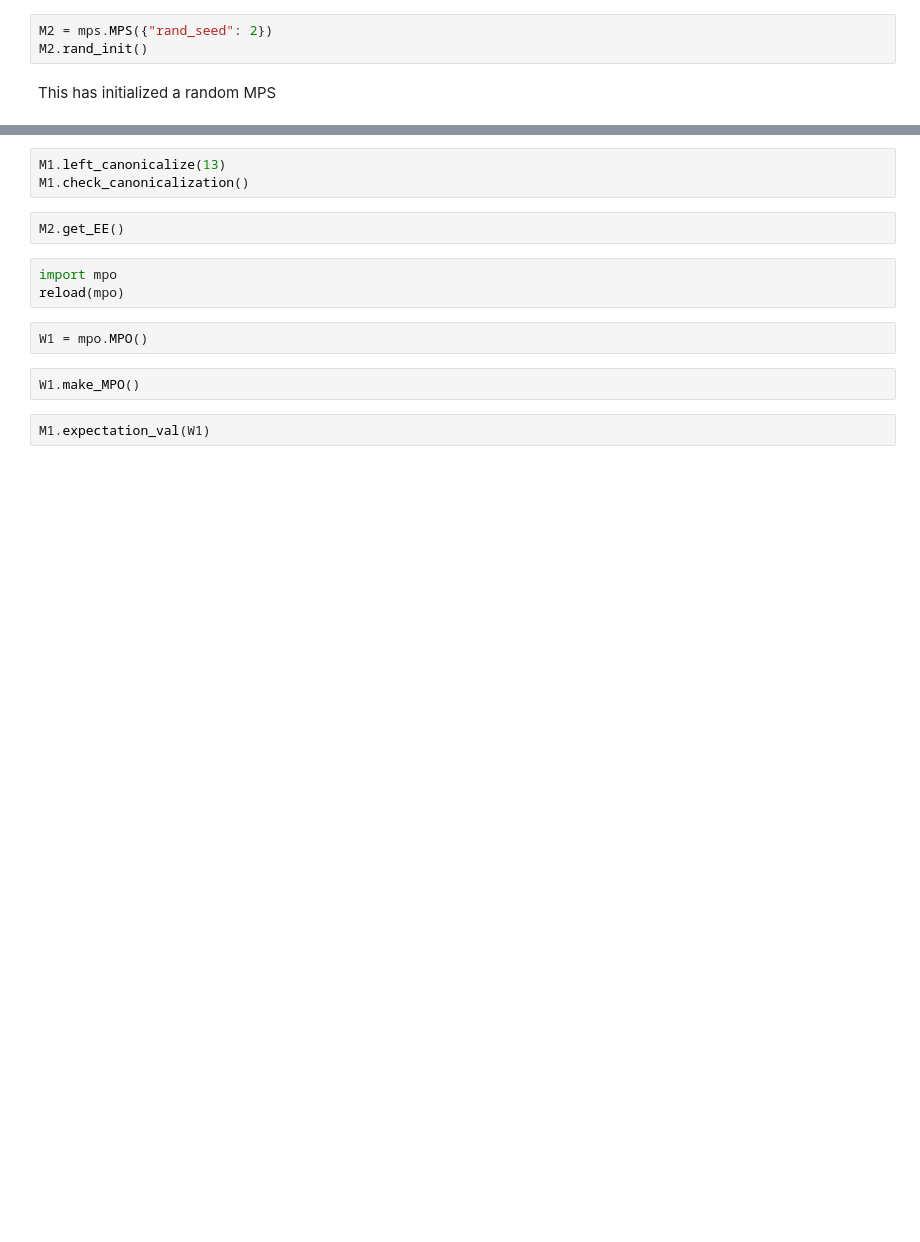
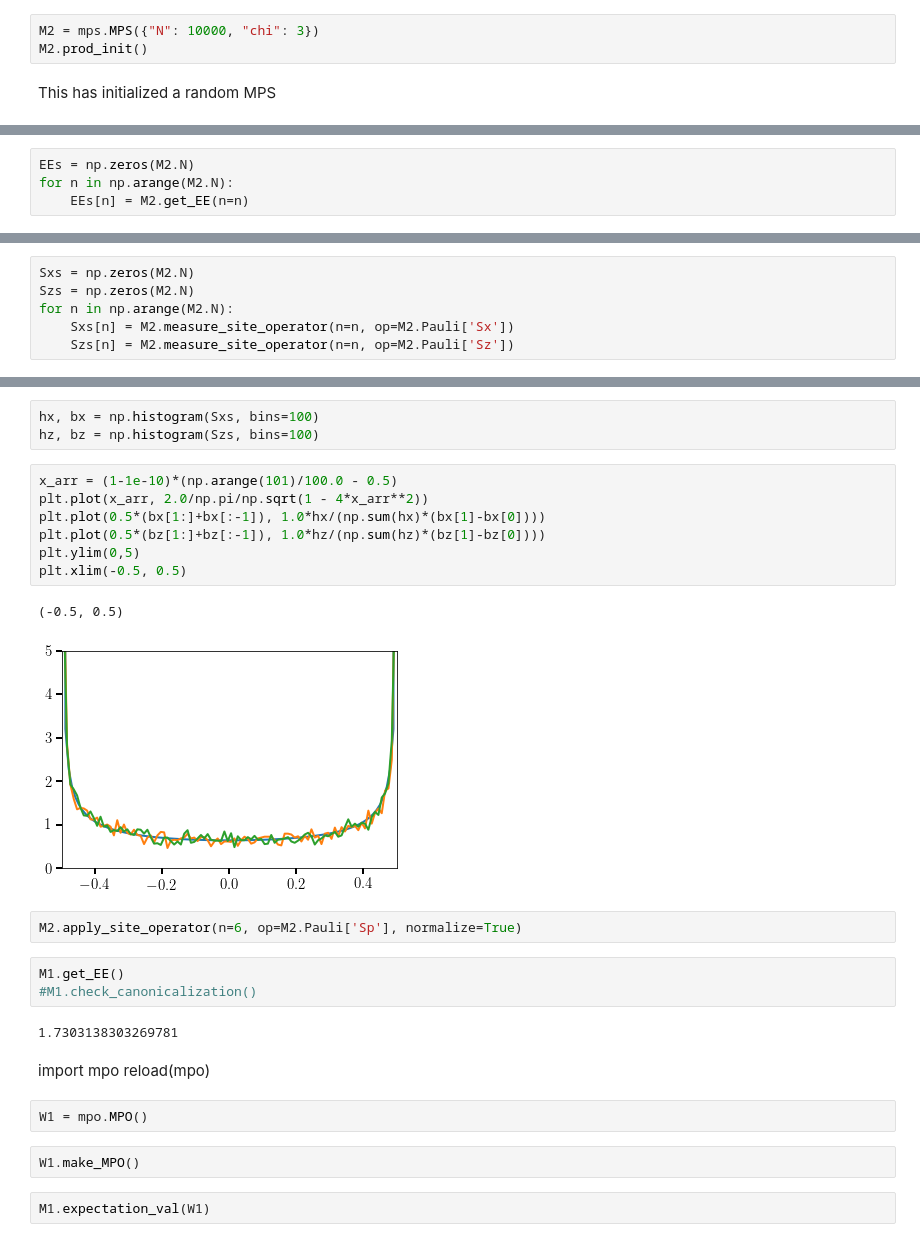
Before and after one commit to akshaykri/dhsc, a Jupyter notebook: DMRG testing.ipynb, the cells around one changed output, grey strips where cells are left out. Saved outputs shown, nothing was run; the diff lists cells and outputs as text; blank space fills up the shorter version.

Commit message:
Single site operator manipulations added

```diff
--- a/DMRG testing.ipynb
+++ b/DMRG testing.ipynb
@@ -8,6 +11,6 @@ M1.check_canonicalization()
 # %%
-M2 = mps.MPS({"rand_seed": 2})
-M2.rand_init()
+M2 = mps.MPS({"N": 10000, "chi": 3})
+M2.prod_init()
 # %% [markdown]
 This has initialized a random MPS
 # %%
@@ -22,0 +57,4 @@ M2.inner_product(M1)
+# %%
+EEs = np.zeros(M2.N)
+for n in np.arange(M2.N):
+    EEs[n] = M2.get_EE(n=n)
@@ -22,0 +65,6 @@ M2.inner_product(M1)
+# %%
+Sxs = np.zeros(M2.N)
+Szs = np.zeros(M2.N)
+for n in np.arange(M2.N):
+    Sxs[n] = M2.measure_site_operator(n=n, op=M2.Pauli['Sx'])
+    Szs[n] = M2.measure_site_operator(n=n, op=M2.Pauli['Sz'])
@@ -23,11 +91,26 @@ M2.inner_product(M1)
+# %%
+hx, bx = np.histogram(Sxs, bins=100)
+hz, bz = np.histogram(Szs, bins=100)
+# %%
+x_arr = (1-1e-10)*(np.arange(101)/100.0 - 0.5)
+plt.plot(x_arr, 2.0/np.pi/np.sqrt(1 - 4*x_arr**2))
+plt.plot(0.5*(bx[1:]+bx[:-1]), 1.0*hx/(np.sum(hx)*(bx[1]-bx[0])))
+plt.plot(0.5*(bz[1:]+bz[:-1]), 1.0*hz/(np.sum(hz)*(bz[1]-bz[0])))
+plt.ylim(0,5)
+plt.xlim(-0.5, 0.5)
+# %% [output]
+(-0.5, 0.5)
+[figure, added]
+# %%
+M2.apply_site_operator(n=6, op=M2.Pauli['Sp'], normalize=True)
 # %%
-M1.left_canonicalize(13)
-M1.check_canonicalization()
+M1.get_EE()
+#M1.check_canonicalization()
+# %% [output]
+1.7303138303269781
-# %%
-M2.get_EE()
-# %%
-import mpo
-reload(mpo)
+# %% [markdown]
+import mpo
+reload(mpo)
 # %%
 W1 = mpo.MPO()
 # %%
```
Also changed, not shown: parts of 11 cells of this notebook, 2 other files.
